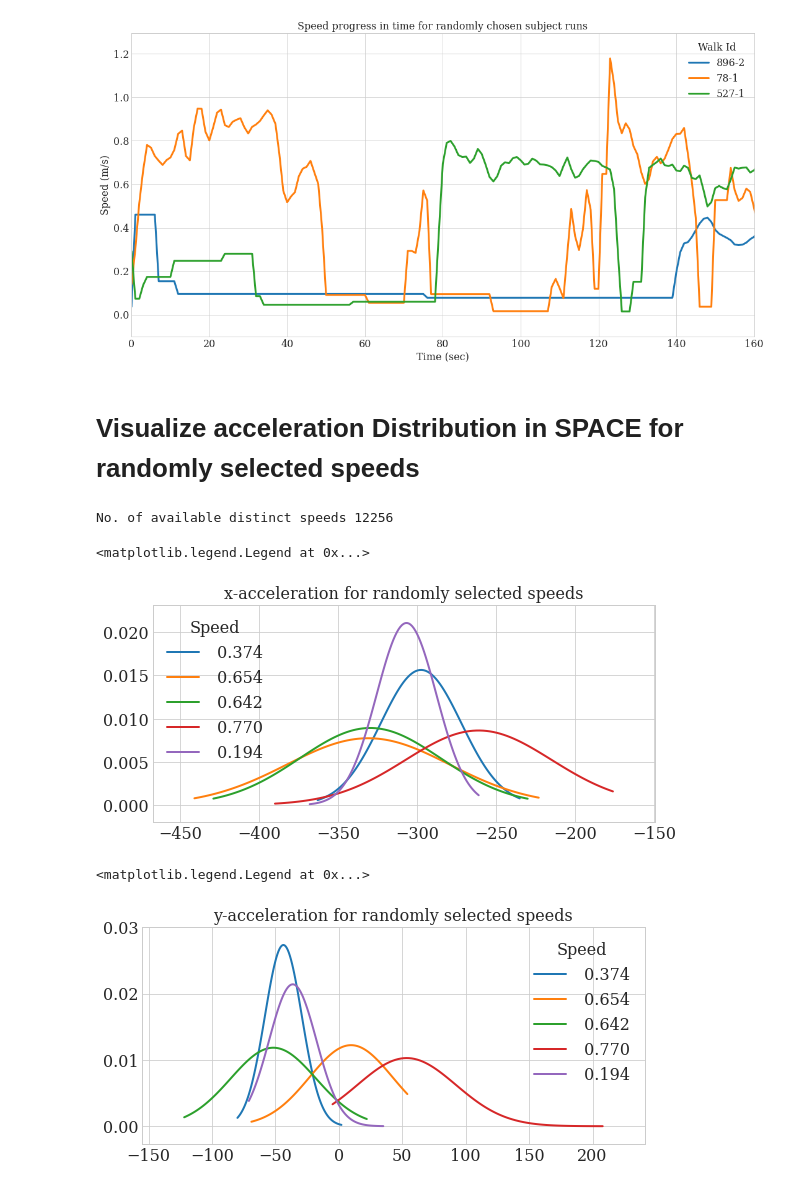
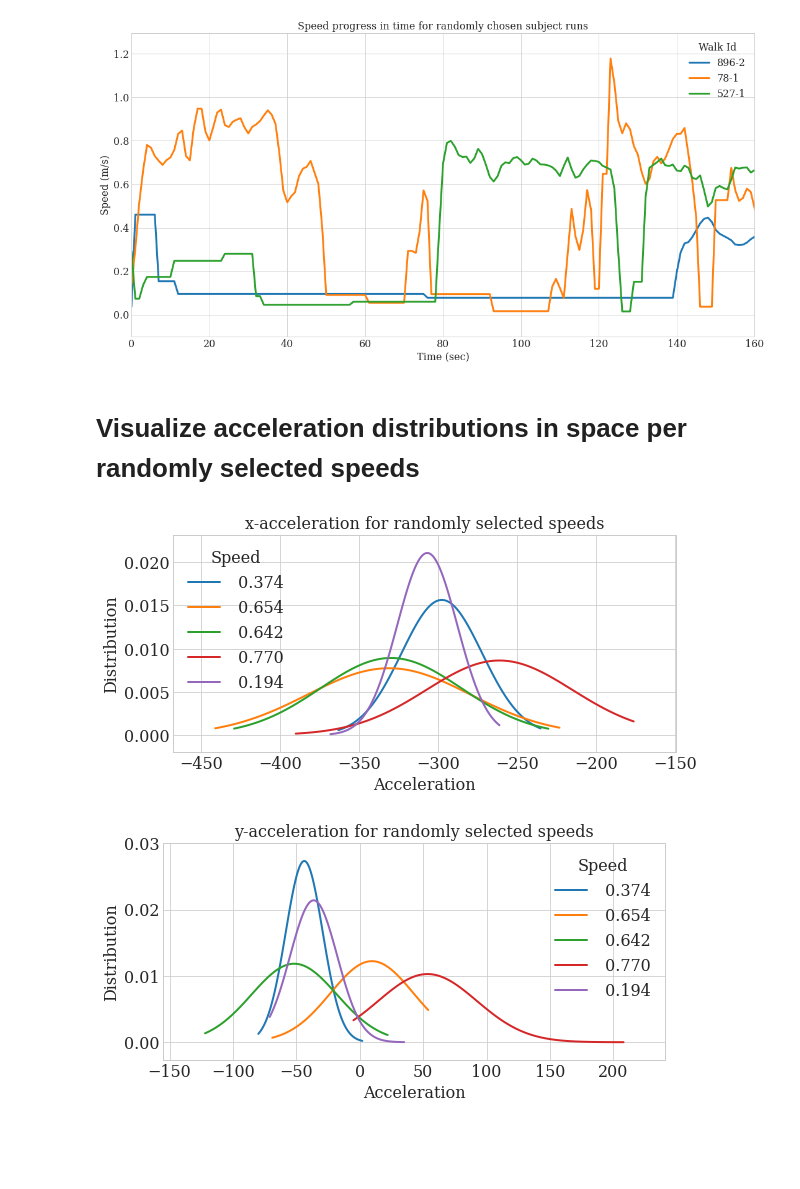
Before and after one commit to m-patterson-wearable/gait_speed_prediction, a Jupyter notebook: notebooks/2.0-data_exploration.ipynb, the cells around one changed output. Drawn from its saved outputs; the diff is of its cells as text; code cells hidden in the pictures; blank space fills up the shorter version.

```diff
--- a/notebooks/2.0-data_exploration.ipynb
+++ b/notebooks/2.0-data_exploration.ipynb
@@ -1,7 +1,10 @@
 # %%
+ref='nb2-'
+
 import pandas as pd
 import numpy as np
 import matplotlib.pyplot as plt
+from scipy.stats import norm
 
 
 import random
@@ -22,3 +25,7 @@ matplotlib.rcParams.update({
     'lines.linewidth' : 3,
     'font.size': 16
 })
+# %%
+f = open("../reports/{}explore.txt".format(ref), "w")
+f.write("Data Exploration File \n")
+f.write("===================== \n")
@@ -31,6 +40,9 @@ subject_id=raw_data['SubjectId'].values
 run_id=raw_data['RunId'].values
 walk = [str(int(i)) + '-' + str(int(j)) for i, j in zip(subject_id, run_id)]
 raw_data['walk']=walk
+
+# Add RMSE column
+raw_data['rms']=(((raw_data.x)**2+(raw_data.y)**2+(raw_data.z)**2)/3)**(1/2)
 # %%
 # Extract individual walks
 walks=list(raw_data.drop_duplicates(subset=['walk'])['walk'].values)
@@ -49,10 +62,22 @@ for walk in walks:
     lag_idx=np.nonzero(time_lag)
     lags.append(lag_idx)
     if time_lag.sum()>0:
-        print('{} discontinuity detected in walk: {} at indices: {} with lags {} sec'.format(len(lag_idx[0]),walk, list(lag_idx[0]), list(time_lag[lag_idx[0]])))
+        # print('{} discontinuity detected in walk: {} at indices: {} with lags {} sec'.format(len(lag_idx[0]),walk, list(lag_idx[0]), list(time_lag[lag_idx[0]])))
+        f.write('{} discontinuity detected in walk: {} at indices: {} with lags {} sec \n'.format(len(lag_idx[0]),walk, list(lag_idx[0]), list(time_lag[lag_idx[0]])))
         # Drop data beyond the first discontinuity
         walk_idx=np.array(walk_data.index)
         sliced_walk=walk_idx[lag_idx[0][0]:] #sliced from the first discontinuity to the end
         raw_data=raw_data.drop(sliced_walk) #drop the sliced data drm the raw data
-        print('{} samples dropped to eliminate discontinuity in walk {}!'.format(len(sliced_walk),walk))
+        #print('{} samples dropped to eliminate discontinuity in walk {}!'.format(len(sliced_walk),walk))
+        f.write('{} samples dropped to eliminate discontinuity in walk {}! \n'.format(len(sliced_walk),walk))
+        f.write('\n')
+
+
+for walk in walks:
+    walk_data=raw_data[raw_data['walk']==walk]
+    #print("Walk {} has {} samples ".format(walk, len(walk_data)))
+    f.write("Walk {} has {} samples \n ".format(walk, len(walk_data)))
+
+#print('Total number of samples is {}'.format(len(raw_data)))
+f.write('Total number of samples is {} \n'.format(len(raw_data)))
 # %% [output]
@@ -122,12 +108,5 @@ plt.savefig("../reports/figures/walk_vs_time.png")
 # %% [output]
 [figure]
 # %% [markdown]
-# Visualize acceleration Distribution in SPACE for randomly selected speeds
+# Visualize acceleration distributions in space per randomly selected speeds
-# %%
-# Extract available speeds
-speeds=raw_data.drop_duplicates(subset=['speed'])
-speeds=list(speeds['speed'].values)
-print('No. of available distinct speeds {}'.format(len(speeds)))
-# %% [output]
-No. of available distinct speeds 12256
 # %%
@@ -150,20 +134,24 @@ def plt_dist(arr, speed):
 # %%
 plt.rcParams["figure.figsize"] = (9,4)
 plt.title('x-acceleration for randomly selected speeds')
 for i, speed in enumerate(sel_speeds):
     plt_dist(sel_accls[i][:,0], speed)
 plt.legend(title='Speed')
+plt.xlabel('Acceleration')
+plt.ylabel('Distribution')
+plt.savefig("../reports/figures/{}x_per_speed.png".format(ref))
 # %% [output]
-<matplotlib.legend.Legend at 0x...>
-[figure, old version]
+[figure, new version]
 # %%
 plt.title('y-acceleration for randomly selected speeds')
 for i, speed in enumerate(sel_speeds):
     plt_dist(sel_accls[i][:,1], speed)
 plt.legend(title='Speed')
+plt.xlabel('Acceleration')
+plt.ylabel('Distribution')
+plt.savefig("../reports/figures/{}y_per_speed.png".format(ref))
 # %% [output]
-<matplotlib.legend.Legend at 0x...>
-[figure, old version]
+[figure, new version]
 # %%
 plt.title('z-acceleration for randomly selected speeds')
 for i, speed in enumerate(sel_speeds):
```
Also changed, not shown: parts of 17 cells of this notebook, 25 other files.
